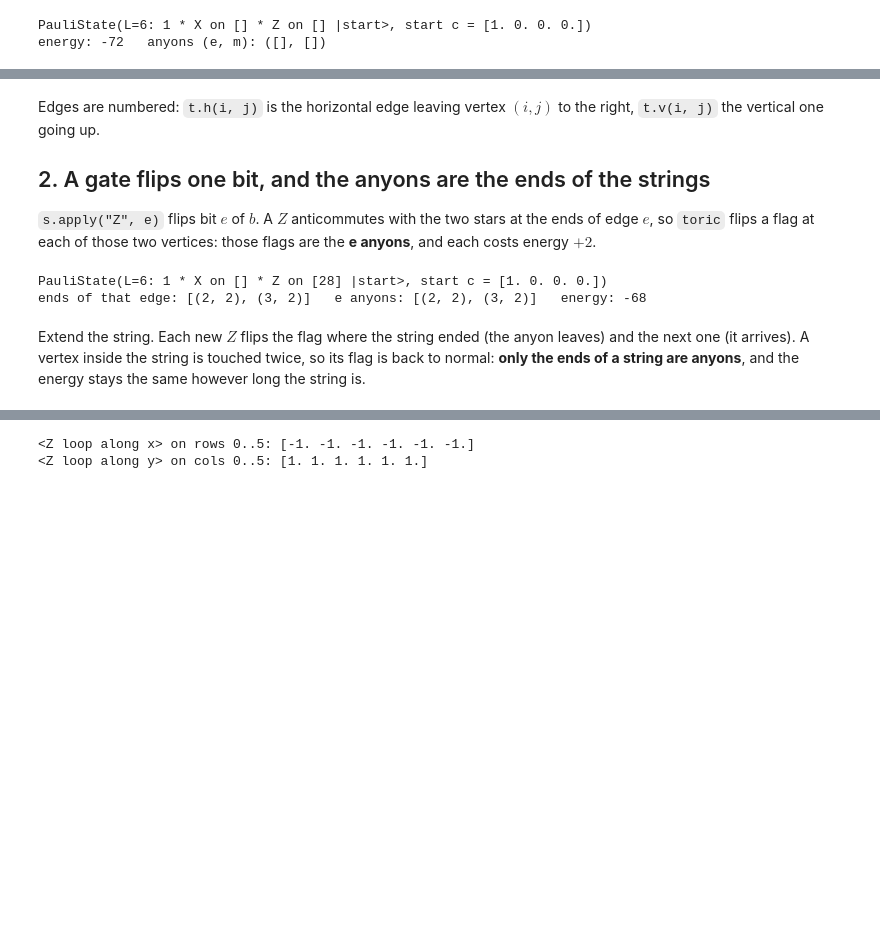
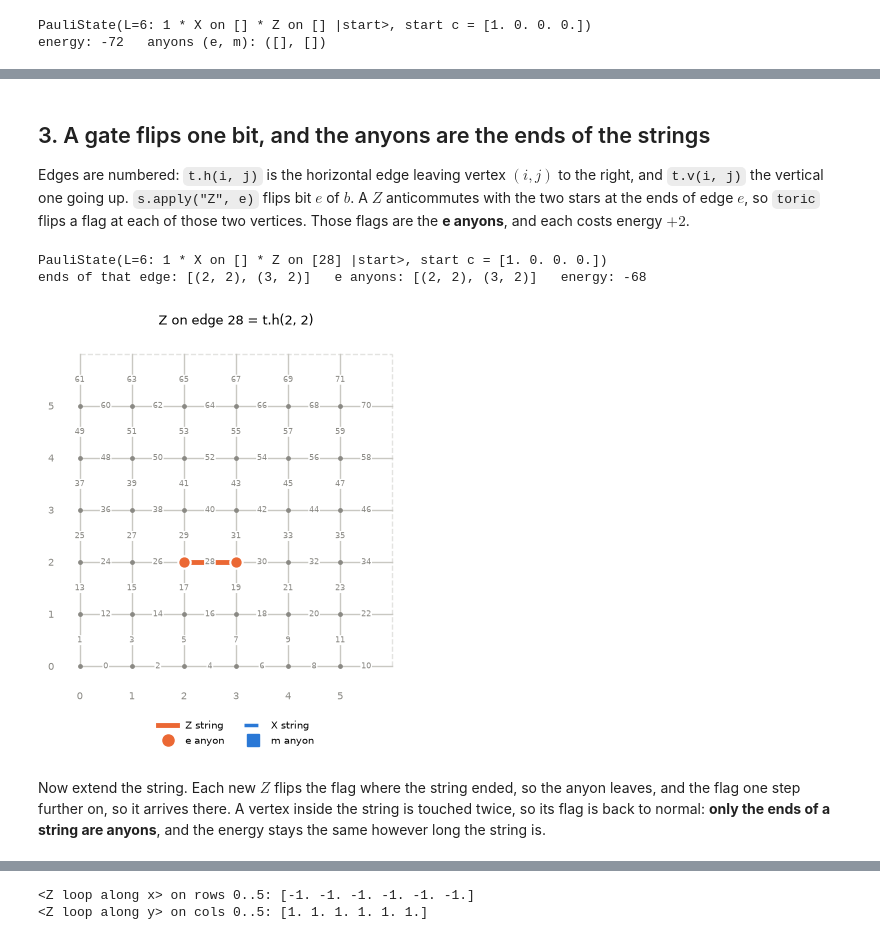
Before and after one commit to liukeLyu/toric-code-playground, a Jupyter notebook: examples/tour.ipynb, the cells around one changed output, grey strips where cells are left out. Drawn from its saved outputs; the diff is of its cells as text; code cells hidden in the pictures; blank space fills up the shorter version.

```diff
--- a/examples/tour.ipynb
+++ b/examples/tour.ipynb
@@ -44,22 +79,23 @@ energy: -72   anyons (e, m): ([], [])
 # %% [markdown]
-Edges are numbered: `t.h(i, j)` is the horizontal edge leaving vertex $(i, j)$ to the right, `t.v(i, j)` the
-vertical one going up.
+## 3. A gate flips one bit, and the anyons are the ends of the strings
 
-## 2. A gate flips one bit, and the anyons are the ends of the strings
-
-`s.apply("Z", e)` flips bit $e$ of $b$. A $Z$ anticommutes with the two stars at the ends of edge $e$, so `toric`
-flips a flag at each of those two vertices: those flags are the **e anyons**, and each costs energy $+2$.
+Edges are numbered: `t.h(i, j)` is the horizontal edge leaving vertex $(i, j)$ to the right, and `t.v(i, j)` the
+vertical one going up. `s.apply("Z", e)` flips bit $e$ of $b$. A $Z$ anticommutes with the two stars at the ends of
+edge $e$, so `toric` flips a flag at each of those two vertices. Those flags are the **e anyons**, and each costs
+energy $+2$.
 # %%
 s.apply("Z", t.h(2, 2))
 print(s)
 print("ends of that edge:", t.ends(t.h(2, 2)), "  e anyons:", s.anyons()[0], "  energy:", s.energy())
+toric.draw(s, labels=True, title="Z on edge 28 = t.h(2, 2)");
 # %% [output]
 PauliState(L=6: 1 * X on [] * Z on [28] |start>, start c = [1. 0. 0. 0.])
 ends of that edge: [(2, 2), (3, 2)]   e anyons: [(2, 2), (3, 2)]   energy: -68
+[figure, added]
 # %% [markdown]
-Extend the string. Each new $Z$ flips the flag where the string ended (the anyon leaves) and the next one (it
-arrives). A vertex inside the string is touched twice, so its flag is back to normal: **only the ends of a string
-are anyons**, and the energy stays the same however long the string is.
+Now extend the string. Each new $Z$ flips the flag where the string ended, so the anyon leaves, and the flag one step
+further on, so it arrives there. A vertex inside the string is touched twice, so its flag is back to normal: **only
+the ends of a string are anyons**, and the energy stays the same however long the string is.
 # %%
 s.apply_string("Z", [t.h(3, 2), t.h(4, 2)])
 print(s)
```
Also changed, not shown: parts of 19 cells of this notebook.
